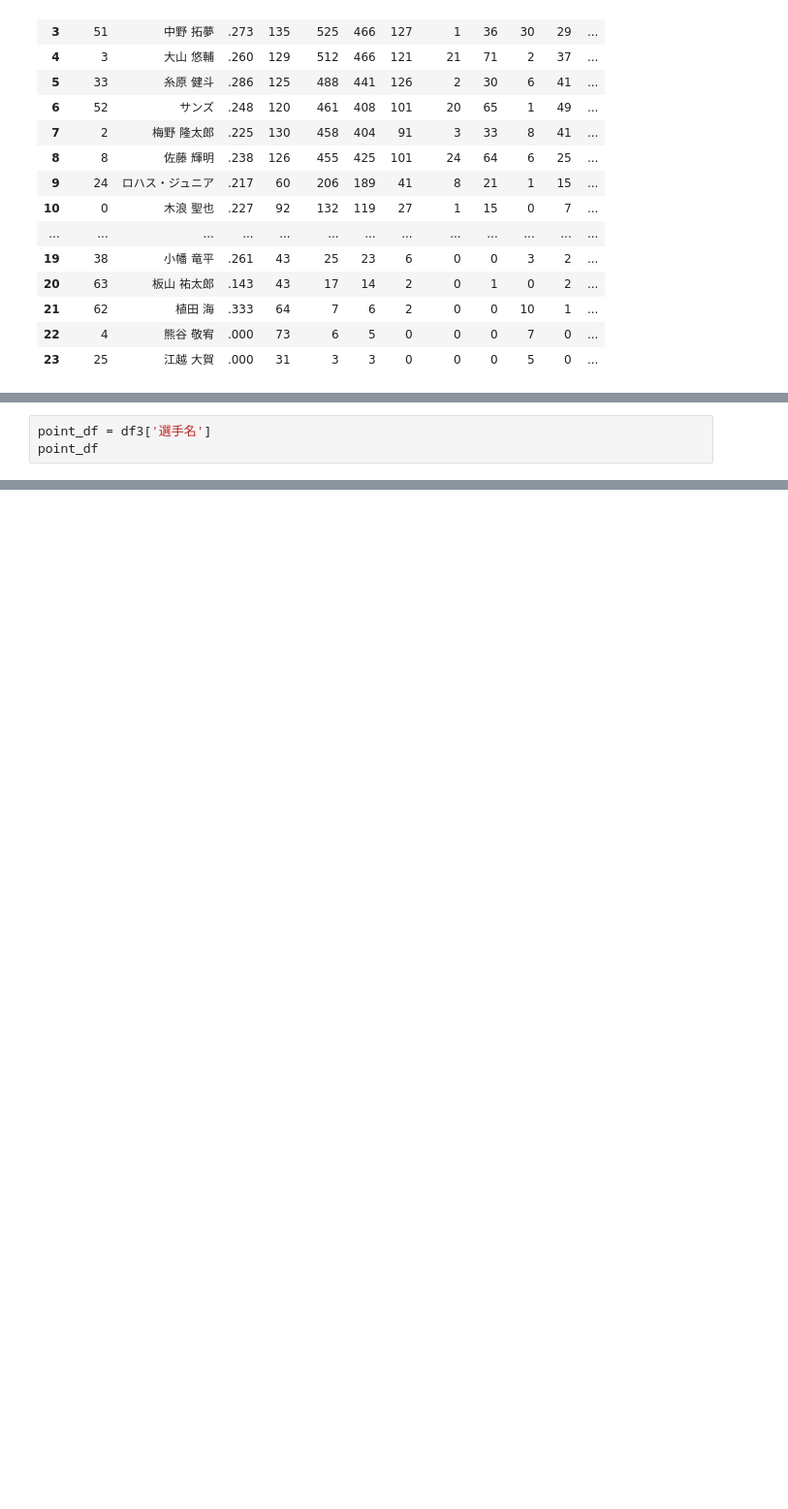
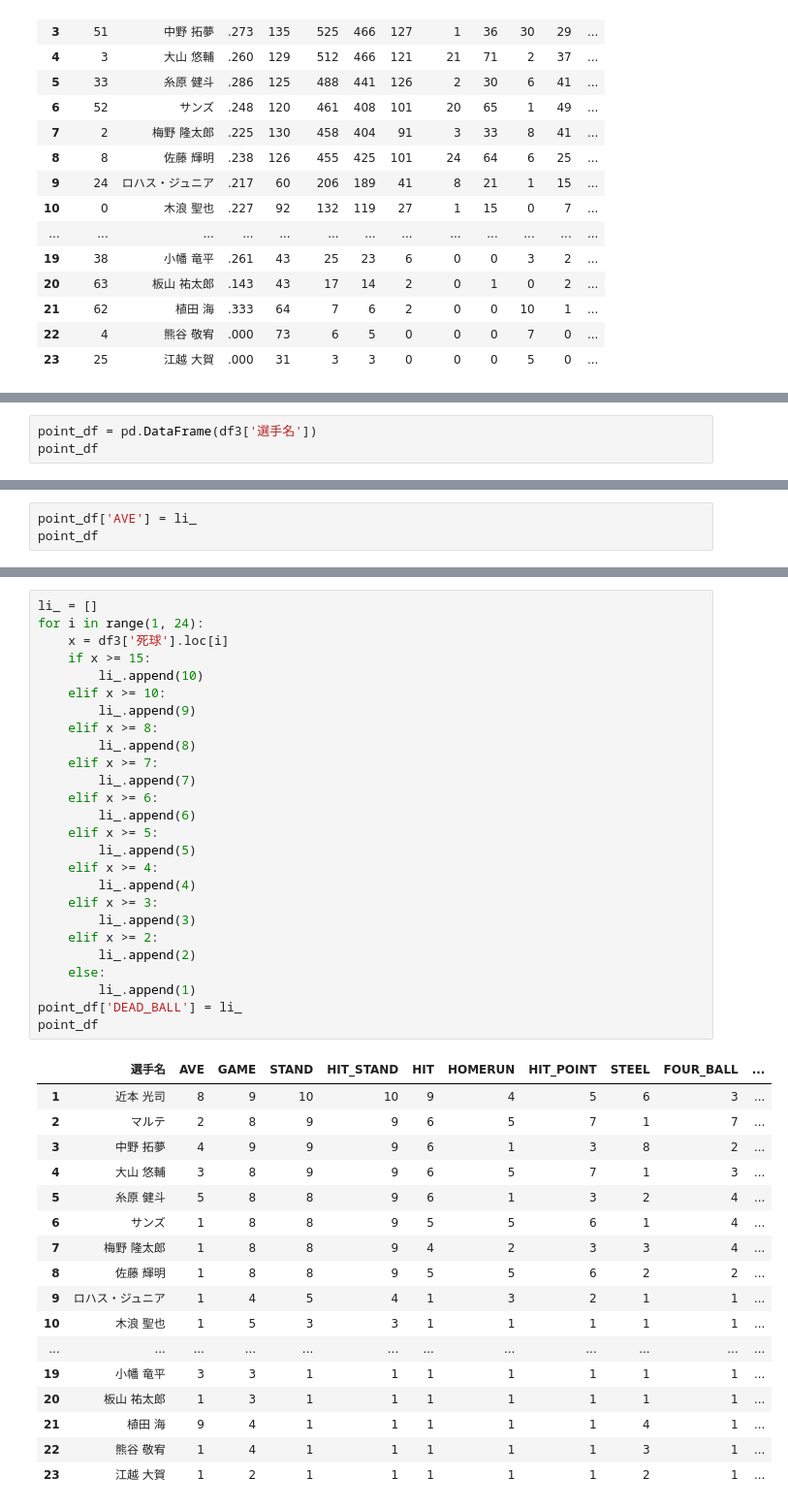
Before and after one commit to runrun0704/baseball_ai, a Jupyter notebook: scraping/hitter_21/hitter_21_edit.ipynb, the cells around one changed output, grey strips where cells are left out. Shown at 97% size. Cells and saved outputs as stored; diff of their text form; blank space fills up the shorter version.

Commit message:
22/03/21 point_dfのデータ加工

```diff
--- a/scraping/hitter_21/hitter_21_edit.ipynb
+++ b/scraping/hitter_21/hitter_21_edit.ipynb
@@ -105,4 +111,4 @@ df3
 # %%
-point_df = df3['選手名']
+point_df = pd.DataFrame(df3['選手名'])
 point_df
 # %% [output]
@@ -167,0 +159,3 @@ Name: 選手名, dtype: object
+# %%
+point_df['AVE'] = li_
+point_df
@@ -167,0 +532,44 @@ Name: 選手名, dtype: object
+# %%
+li_ = []
+for i in range(1, 24):
+    x = df3['死球'].loc[i]
+    if x >= 15:
+        li_.append(10)
+    elif x >= 10:
+        li_.append(9)
+    elif x >= 8:
+        li_.append(8)
+    elif x >= 7:
+        li_.append(7)
+    elif x >= 6:
+        li_.append(6)
+    elif x >= 5:
+        li_.append(5)
+    elif x >= 4:
+        li_.append(4)
+    elif x >= 3:
+        li_.append(3)
+    elif x >= 2:
+        li_.append(2)
+    else:
+        li_.append(1)
+point_df['DEAD_BALL'] = li_
+point_df
+# %% [output]
+|  | 選手名 | AVE | GAME | STAND | HIT_STAND | HIT | HOMERUN | HIT_POINT | STEEL | FOUR_BALL | ... |
+| 1 | 近本 光司 | 8 | 9 | 10 | 10 | 9 | 4 | 5 | 6 | 3 | ... |
+| 2 | マルテ | 2 | 8 | 9 | 9 | 6 | 5 | 7 | 1 | 7 | ... |
+| 3 | 中野 拓夢 | 4 | 9 | 9 | 9 | 6 | 1 | 3 | 8 | 2 | ... |
+| 4 | 大山 悠輔 | 3 | 8 | 9 | 9 | 6 | 5 | 7 | 1 | 3 | ... |
+| 5 | 糸原 健斗 | 5 | 8 | 8 | 9 | 6 | 1 | 3 | 2 | 4 | ... |
+| 6 | サンズ | 1 | 8 | 8 | 9 | 5 | 5 | 6 | 1 | 4 | ... |
+| 7 | 梅野 隆太郎 | 1 | 8 | 8 | 9 | 4 | 2 | 3 | 3 | 4 | ... |
+| 8 | 佐藤 輝明 | 1 | 8 | 8 | 9 | 5 | 5 | 6 | 2 | 2 | ... |
+| 9 | ロハス・ジュニア | 1 | 4 | 5 | 4 | 1 | 3 | 2 | 1 | 1 | ... |
+| 10 | 木浪 聖也 | 1 | 5 | 3 | 3 | 1 | 1 | 1 | 1 | 1 | ... |
+| ... | ... | ... | ... | ... | ... | ... | ... | ... | ... | ... | ... |
+| 19 | 小幡 竜平 | 3 | 3 | 1 | 1 | 1 | 1 | 1 | 1 | 1 | ... |
+| 20 | 板山 祐太郎 | 1 | 3 | 1 | 1 | 1 | 1 | 1 | 1 | 1 | ... |
+| 21 | 植田 海 | 9 | 4 | 1 | 1 | 1 | 1 | 1 | 4 | 1 | ... |
+| 22 | 熊谷 敬宥 | 1 | 4 | 1 | 1 | 1 | 1 | 1 | 3 | 1 | ... |
+| 23 | 江越 大賀 | 1 | 2 | 1 | 1 | 1 | 1 | 1 | 2 | 1 | ... |
```
Also changed, not shown: parts of 23 cells of this notebook, 1 other file.
